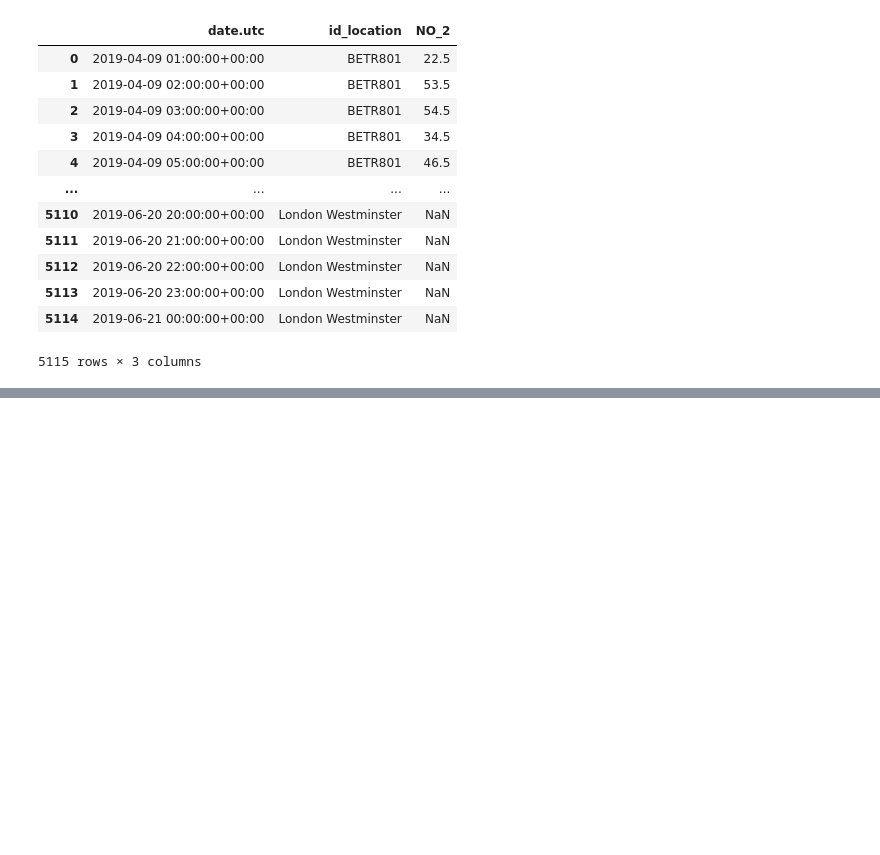
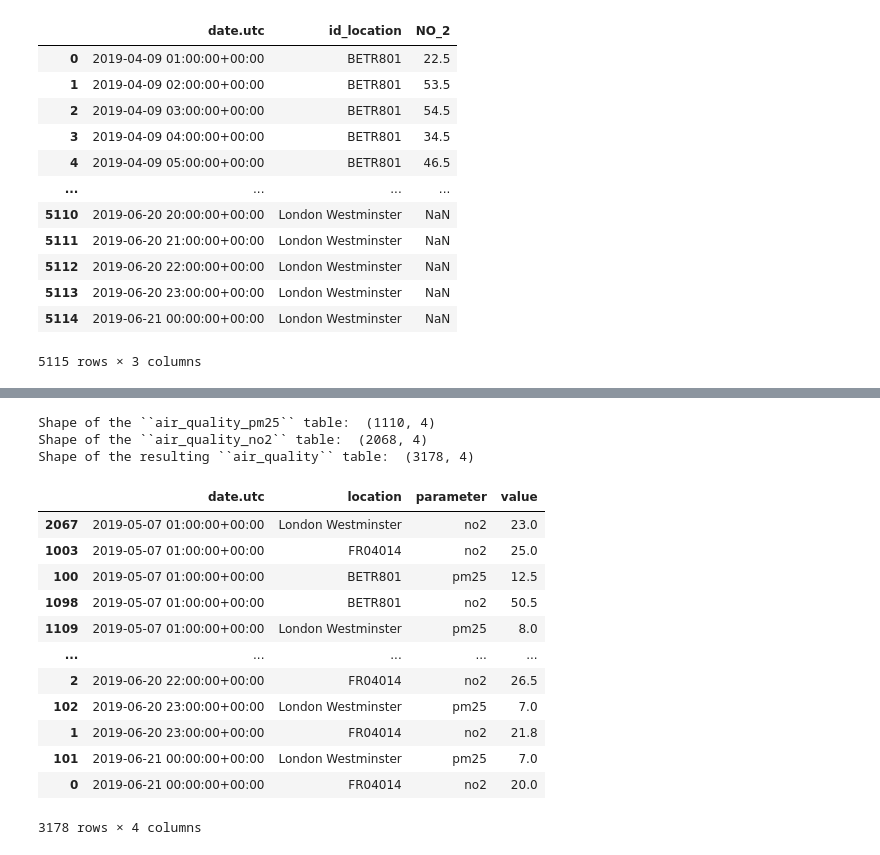
Before and after one commit to codal-tshah/data-practices-2024, a Jupyter notebook: pandas/pandas_intermediate.ipynb, the cells around one changed output, grey strips where cells are left out. Cells and saved outputs as stored; diff of their text form; code cells hidden in the pictures; blank space fills up the shorter version.

```diff
--- a/pandas/pandas_intermediate.ipynb
+++ b/pandas/pandas_intermediate.ipynb
@@ -420,0 +464,27 @@ no_2
+# %%
+print('Shape of the ``air_quality_pm25`` table: ', air_quality_pm25.shape)
+
+print('Shape of the ``air_quality_no2`` table: ', air_quality_no2.shape)
+
+print('Shape of the resulting ``air_quality`` table: ', air_quality.shape)
+# %% [output]
+Shape of the ``air_quality_pm25`` table:  (1110, 4)
+Shape of the ``air_quality_no2`` table:  (2068, 4)
+Shape of the resulting ``air_quality`` table:  (3178, 4)
+# %%
+air_quality = air_quality.sort_values("date.utc")
+air_quality
+# %% [output]
+|  | date.utc | location | parameter | value |
+| 2067 | 2019-05-07 01:00:00+00:00 | London Westminster | no2 | 23.0 |
+| 1003 | 2019-05-07 01:00:00+00:00 | FR04014 | no2 | 25.0 |
+| 100 | 2019-05-07 01:00:00+00:00 | BETR801 | pm25 | 12.5 |
+| 1098 | 2019-05-07 01:00:00+00:00 | BETR801 | no2 | 50.5 |
+| 1109 | 2019-05-07 01:00:00+00:00 | London Westminster | pm25 | 8.0 |
+| ... | ... | ... | ... | ... |
+| 2 | 2019-06-20 22:00:00+00:00 | FR04014 | no2 | 26.5 |
+| 102 | 2019-06-20 23:00:00+00:00 | London Westminster | pm25 | 7.0 |
+| 1 | 2019-06-20 23:00:00+00:00 | FR04014 | no2 | 21.8 |
+| 101 | 2019-06-21 00:00:00+00:00 | London Westminster | pm25 | 7.0 |
+| 0 | 2019-06-21 00:00:00+00:00 | FR04014 | no2 | 20.0 |
+3178 rows × 4 columns
```
Also changed, not shown: parts of 10 cells of this notebook, 3 other files.
